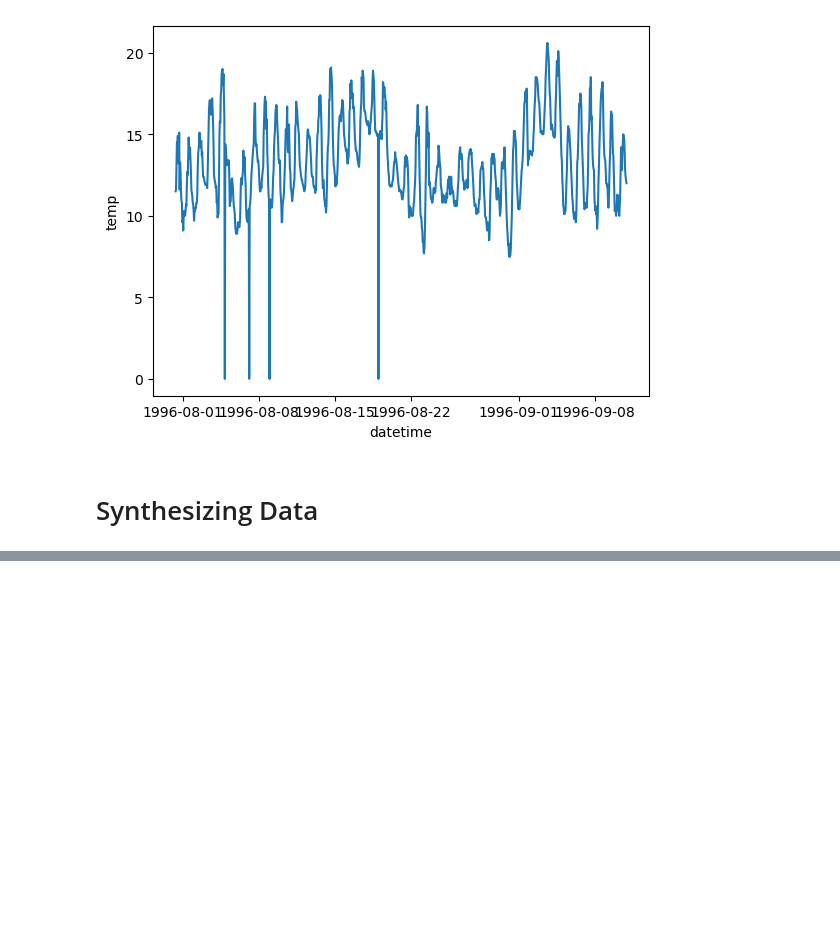
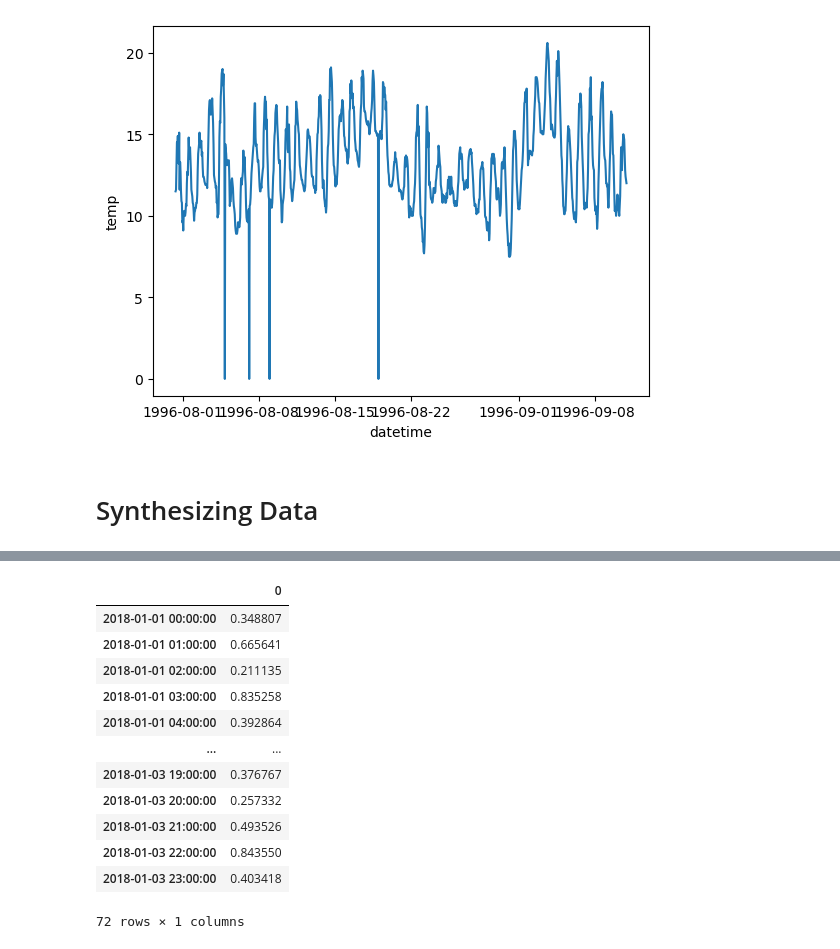
Before and after one commit to nurbujang/myworkw23, a Jupyter notebook: timeseries.ipynb, the cells around one changed output, grey strips where cells are left out. Saved outputs shown, nothing was run; the diff lists cells and outputs as text; code cells hidden in the pictures; blank space fills up the shorter version.

Commit message:
synthesized data

```diff
--- a/timeseries.ipynb
+++ b/timeseries.ipynb
@@ -267,0 +278,2 @@ sns.lineplot(data=df[1:], x="datetime", y="temp")
+# %%
+idx = pd.date_range("2018-01-01", periods=72, freq="H") # 3 days worth of data
@@ -269,0 +302,26 @@ import pandas as pd
+# %%
+# generate random data for each of these intervals
+
+rng = np.random.default_rng()
+# %%
+# create a dataframe
+
+# https://pandas.pydata.org/docs/reference/api/pandas.DataFrame.html
+
+ts = pd.DataFrame(data=rng.random(len(idx)), index=idx) # generate it to be the length of idx
+# %%
+ts # will output column 0, sp fix that
+# %% [output]
+|  | 0 |
+| 2018-01-01 00:00:00 | 0.348807 |
+| 2018-01-01 01:00:00 | 0.665641 |
+| 2018-01-01 02:00:00 | 0.211135 |
+| 2018-01-01 03:00:00 | 0.835258 |
+| 2018-01-01 04:00:00 | 0.392864 |
+| ... | ... |
+| 2018-01-03 19:00:00 | 0.376767 |
+| 2018-01-03 20:00:00 | 0.257332 |
+| 2018-01-03 21:00:00 | 0.493526 |
+| 2018-01-03 22:00:00 | 0.843550 |
+| 2018-01-03 23:00:00 | 0.403418 |
+72 rows × 1 columns
```
Also changed, not shown: parts of 8 cells of this notebook.
